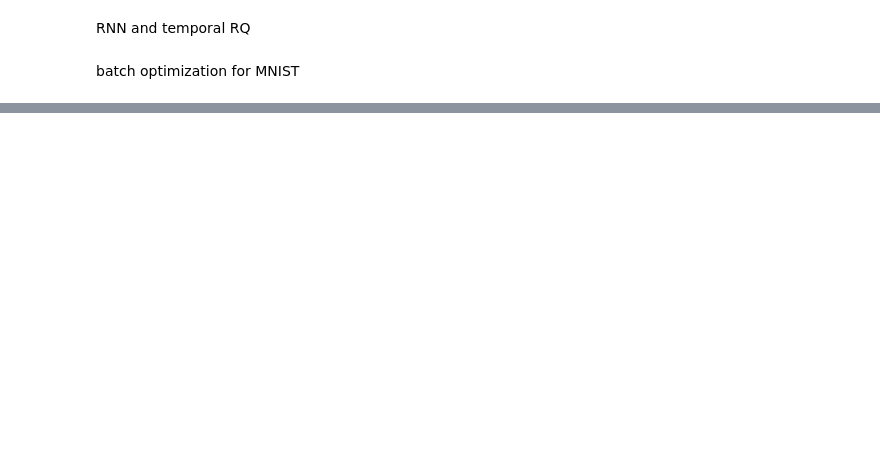
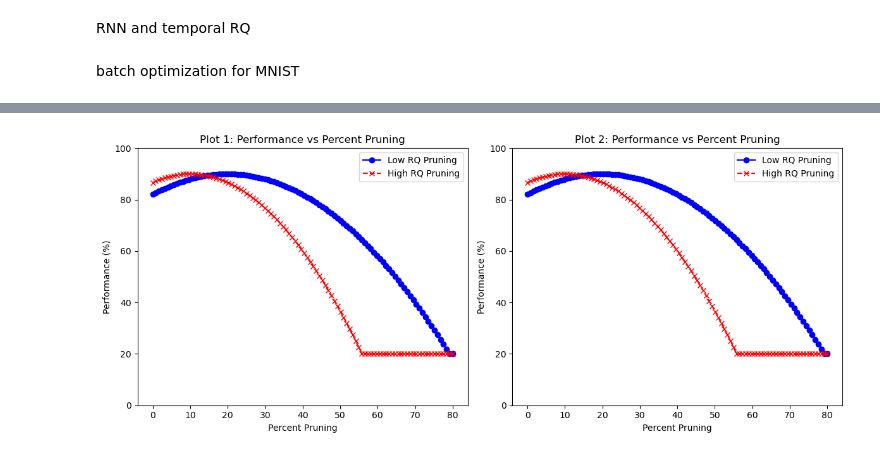
Before and after one commit to KempnerInstitute/nodelens, a Jupyter notebook: test_RQ_importance.ipynb, the cells around one changed output, grey strips where cells are left out. Drawn from its saved outputs; the diff is of its cells as text; code cells hidden in the pictures; blank space fills up the shorter version.

```diff
--- a/test_RQ_importance.ipynb
+++ b/test_RQ_importance.ipynb
@@ -1053,0 +1148,41 @@ train_with_cost_function(net, train_loader, cost_function='cross_entropy')
+# %%
+import matplotlib.pyplot as plt
+import numpy as np
+
+# Generate synthetic data for performance vs. percent pruning
+percent_pruning = np.linspace(0, 80, 100)  # 0% to 80% pruning
+
+# Generate synthetic performance data for low RQ pruning (starts at 90%, drops to 20%)
+performance_low_rq = 90 - (percent_pruning - 20)**2 / 50
+performance_low_rq[performance_low_rq < 20] = 20  # Set minimum performance to 20%
+
+# Generate synthetic performance data for high RQ pruning (drops faster)
+performance_high_rq = 90 - (percent_pruning - 10)**2 / 30
+performance_high_rq[performance_high_rq < 20] = 20  # Set minimum performance to 20%
+
+# Create two plots with similar data
+fig, axes = plt.subplots(1, 2, figsize=(12, 5))
+
+# Plot 1
+axes[0].plot(percent_pruning, performance_low_rq, label='Low RQ Pruning', color='blue', linestyle='-', marker='o')
+axes[0].plot(percent_pruning, performance_high_rq, label='High RQ Pruning', color='red', linestyle='--', marker='x')
+axes[0].set_title('Plot 1: Performance vs Percent Pruning')
+axes[0].set_xlabel('Percent Pruning')
+axes[0].set_ylabel('Performance (%)')
+axes[0].legend()
+axes[0].set_ylim([0, 100])
+
+# Plot 2
+axes[1].plot(percent_pruning, performance_low_rq, label='Low RQ Pruning', color='blue', linestyle='-', marker='o')
+axes[1].plot(percent_pruning, performance_high_rq, label='High RQ Pruning', color='red', linestyle='--', marker='x')
+axes[1].set_title('Plot 2: Performance vs Percent Pruning')
+axes[1].set_xlabel('Percent Pruning')
+axes[1].set_ylabel('Performance (%)')
+axes[1].legend()
+axes[1].set_ylim([0, 100])
+
+# Show the plots
+plt.tight_layout()
+plt.show()
+# %% [output]
+[figure, added]
```
Also changed, not shown: parts of 3 cells of this notebook, 1 other file.
